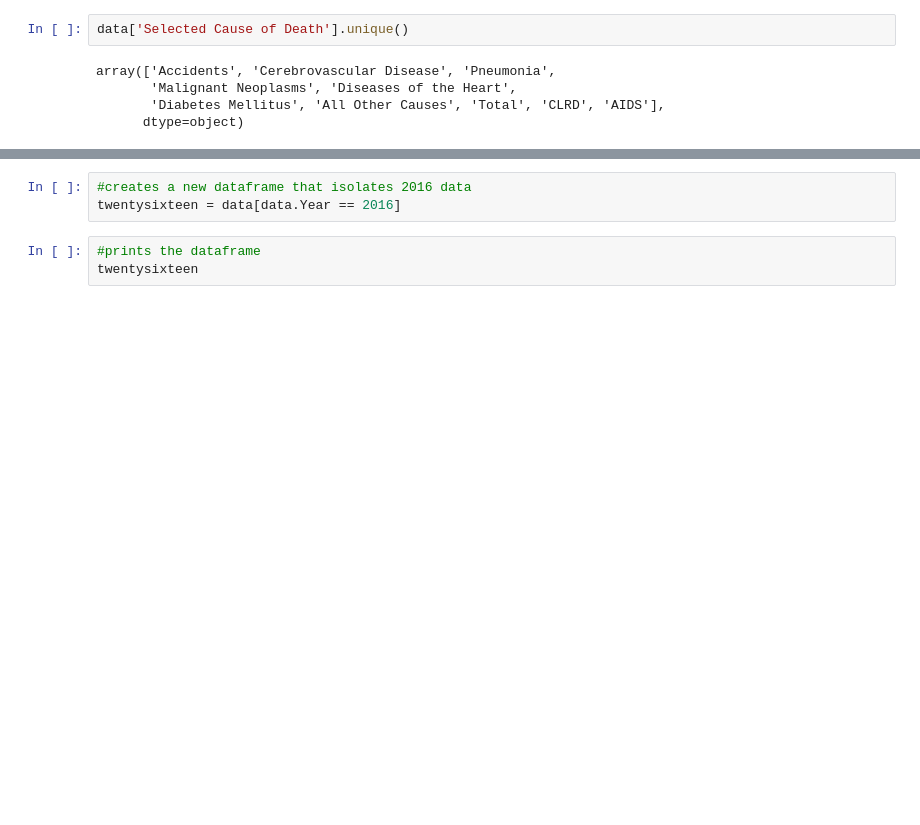
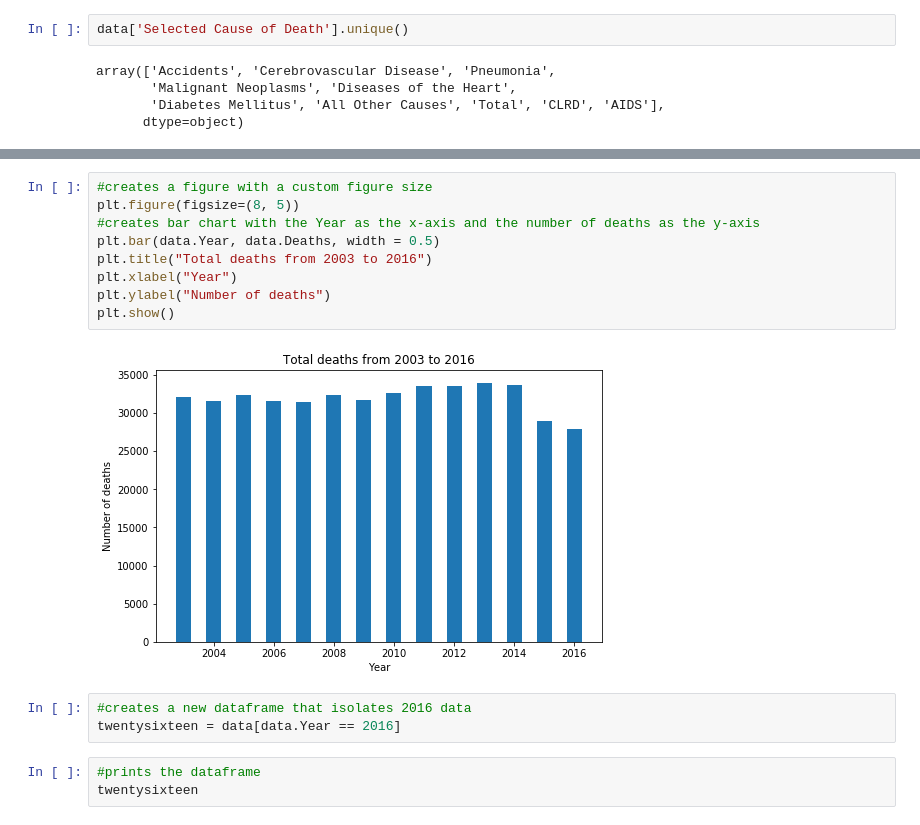
Before and after one commit to daniel-a-r/LAGCC-Data-Structures-Project, a Jupyter notebook: MAC 286 Project.ipynb, the cells around one changed output, grey strips where cells are left out. Cells and saved outputs as stored; diff of their text form; blank space fills up the shorter version.

```diff
--- a/MAC 286 Project.ipynb
+++ b/MAC 286 Project.ipynb
@@ -62,3 +107,14 @@ plt.show()
+# %%
+#creates a figure with a custom figure size
+plt.figure(figsize=(8, 5))
+#creates bar chart with the Year as the x-axis and the number of deaths as the y-axis
+plt.bar(data.Year, data.Deaths, width = 0.5)
+plt.title("Total deaths from 2003 to 2016")
+plt.xlabel("Year")
+plt.ylabel("Number of deaths")
+plt.show()
+# %% [output]
+[figure, added]
 # %%
 #creates a new dataframe that isolates 2016 data
 twentysixteen = data[data.Year == 2016]
```
Also changed, not shown: parts of 13 cells of this notebook.
